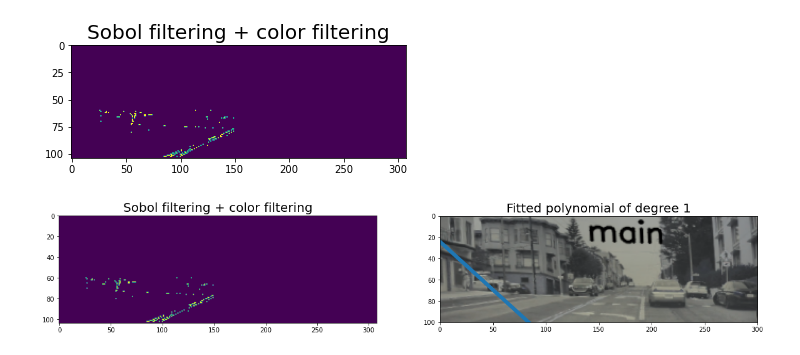
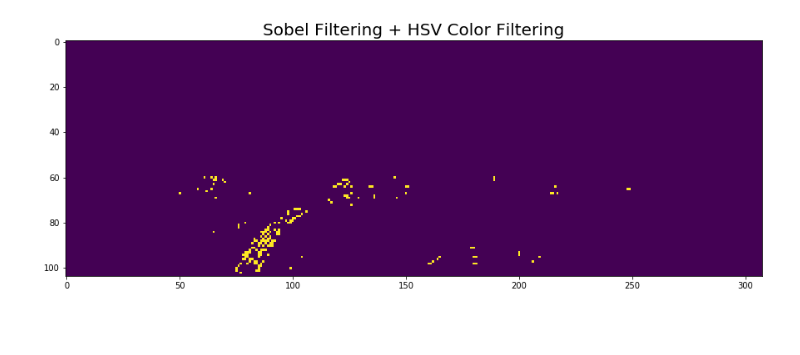
Before and after one commit to BOrmond/C106A_Final_Project, a Jupyter notebook: Image_Processing.ipynb, the cells around one changed output. Cells and saved outputs as stored; diff of their text form; code cells hidden in the pictures; blank space fills up the shorter version.

```diff
--- a/Image_Processing.ipynb
+++ b/Image_Processing.ipynb
@@ -42,7 +42,7 @@ for file in images:
 #plots the original and undistorted grayscale image
 fig, ax = plt.subplots(1, 2, figsize=(15, 15))
 
-image_name = "0902.png"
+image_name = "0844.png"
 
 # original, distorted, image
 original = cv.imread("main/" + image_name)
@@ -52,7 +52,7 @@ undist = cv.imread("proc_main/proc_" + image_name)
 gray = cv.cvtColor(undist, cv.COLOR_BGR2GRAY)
 
 ax[0].imshow(original)
-ax[0].set_title('Original', fontsize=30)
-ax[1].imshow(gray)
-ax[1].set_title('Undistorted + grayscale', fontsize=30);
+ax[0].set_title('Original', fontsize=20)
+ax[1].imshow(gray, cmap="gray")
+ax[1].set_title('Undistorted + grayscale', fontsize=20);
 # %% [output]
@@ -102,8 +103,5 @@ binary[((conv_sobelx >= x_min) & (conv_sobelx <= x_max)) & ((conv_sobely >= y_mi
 
 #make binary pixel 0 if it is outside of relevant image region
 binary[0:60, :] = 0
-binary[:, 150:] = 0
-
-# REMARK: this region seems too much to the left.
-# It does even not always cature the whole relevant line (such as with image 0902)
-# Moving this might solve a lot of problems?
+binary[:, :50] = 0
+binary[:, 250:] = 0
@@ -147,60 +140,27 @@ plt.imshow(lines_edges)
 # %%
 # Color Bounds method
 
 # (Previously, we used RGB filtering)
 # lower_bound = np.array([140, 140, 140]) #upper and lower RGB bounds
 # upper_bound = np.array([148, 148, 148])
 
 from scipy import optimize
 
 # Define the hsv upper and lower bounds
 hsv_upper = np.array([91, 15, 255])
 hsv_lower = np.array([0, 0, 128])
 
 # convert image to HSV format
 hsv = cv.cvtColor(undist, cv.COLOR_BGR2HSV)
 
 # find all pixels within this hsv range, in the relevant region of the image
 in_bound = cv.inRange(hsv, hsv_lower, hsv_upper)
 
 # Combine both the color filtering and sobol filtering
 mask = in_bound & binary
 
+plt.figure(figsize=(15, 12))
 plt.imshow(mask)
-plt.title('Sobol filtering + color filtering', fontsize=20);
+plt.title('Sobel Filtering + HSV Color Filtering', fontsize=20);
 # %% [output]
-[figure, old version]
+[figure, new version]
-# %%
-# Fitting a polynomial to the extracted points
-
-# extract coordinates of each nonzero pixel
-pts = np.array([(x, y) for y in range(len(mask[0])) for x in range(len(mask)) if mask[x, y] > 0])
-ptsx = [pt[0] for pt in pts]
-ptsy = [pt[1] for pt in pts]
-
-# fit the points to a "degree" polynomial
-degree = 1
-fit = np.polyfit(ptsx, ptsy, degree)
-#print(fit)
-
-curve = np.poly1d(fit)
-# What does this code do?
-x_range = np.linspace(0, len(mask[0]))
-y_range = curve(x_range)
-
-# Plotting the color filtering and sobol filtering and fitted polynomial
-fig, ax = plt.subplots(1, 2, figsize = (20, 15))
-
-# Color filtering and sobol filtering
-ax[0].imshow(mask)
-ax[0].set_title('Sobol filtering + color filtering', fontsize=20)
-
-# fitted polynomial
-ax[1].plot(x_range, y_range, linewidth=6)
-ax[1].set_xlim(0, 300)
-ax[1].set_ylim(0, 100)
-ax[1].imshow(undist)
-ax[1].invert_yaxis()
-ax[1].set_title('Fitted polynomial of degree ' + str(degree), fontsize=20);
-# %% [output]
-[figure, removed]
```
Also changed, not shown: parts of 14 cells of this notebook.
